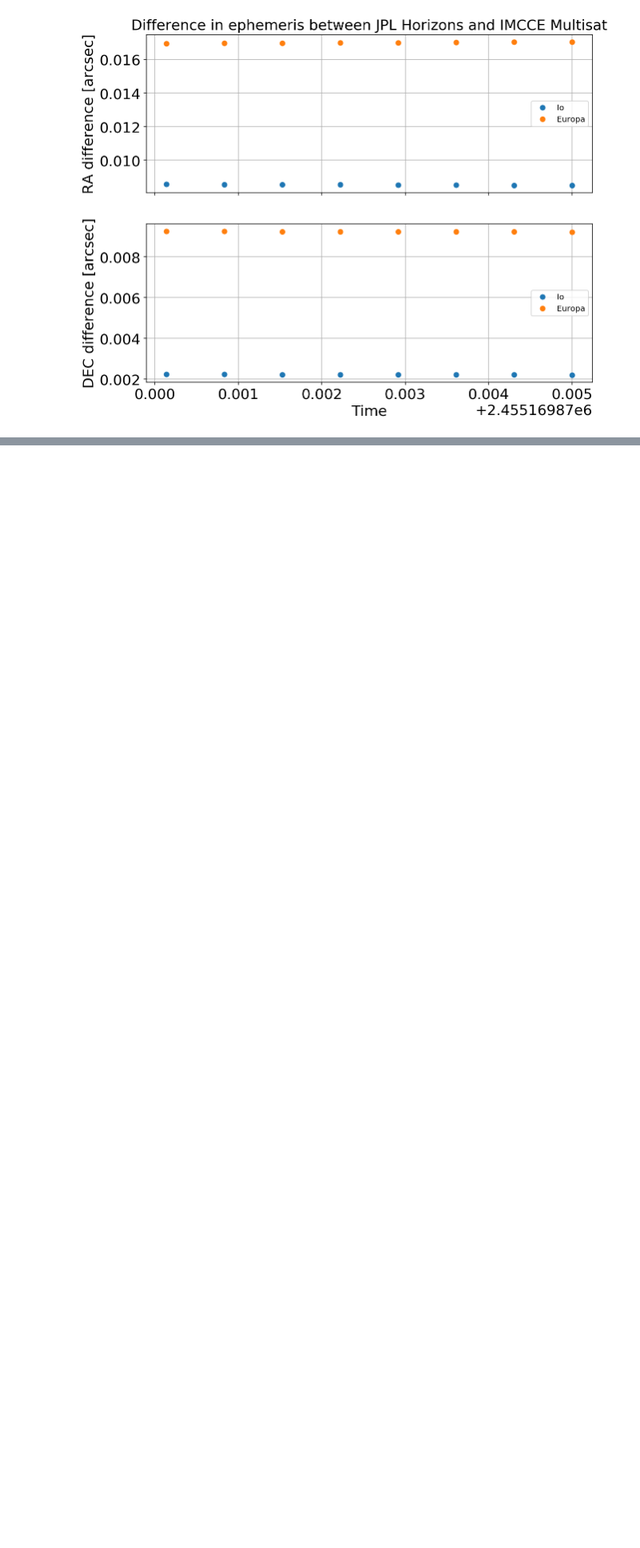
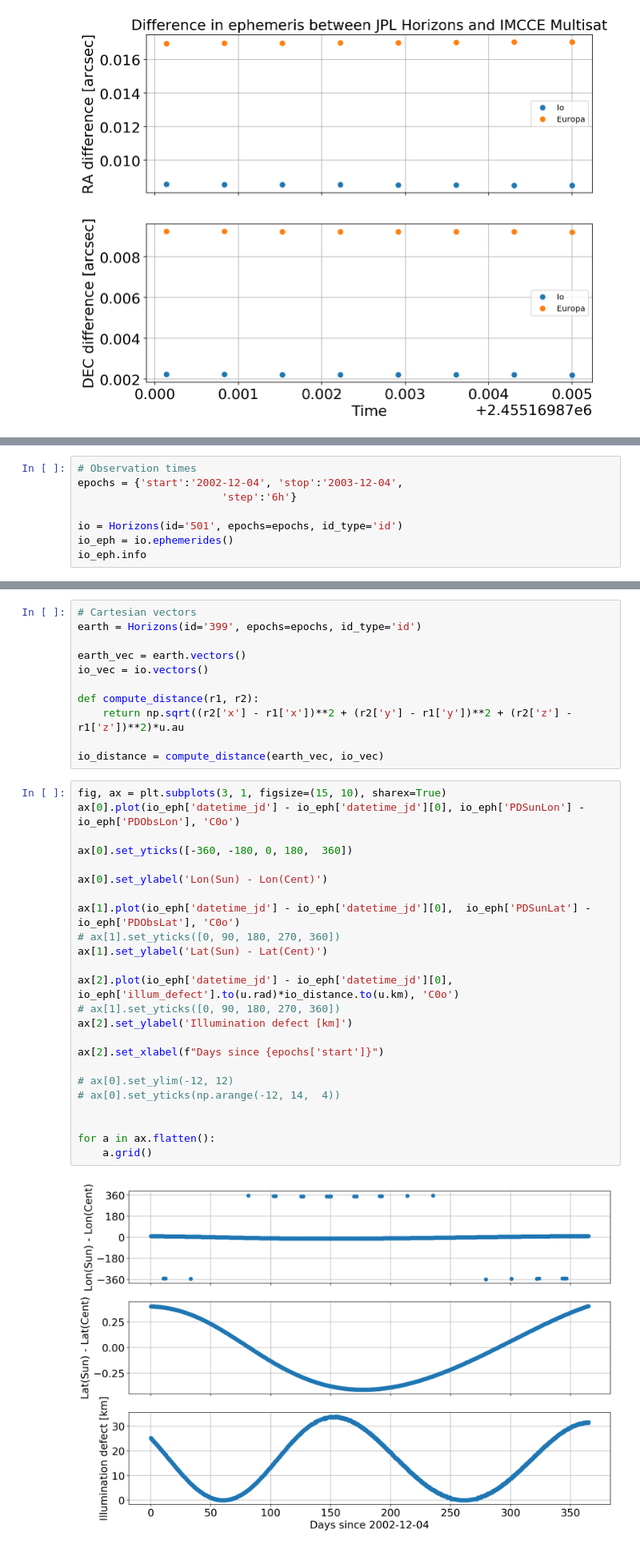
Before and after one commit to fbartolic/volcano, a Jupyter notebook: notebooks/orbital_data.ipynb, the cells around one changed output, grey strips where cells are left out. Shown at 80% size. Saved outputs shown, nothing was run; the diff lists cells and outputs as text; blank space fills up the shorter version.

Commit message:
Added functions for deteremining the orientation of Io on the sky at any given time.

```diff
--- a/notebooks/orbital_data.ipynb
+++ b/notebooks/orbital_data.ipynb
@@ -227,0 +232,8 @@ Text(0.5, 1.0, 'Difference in ephemeris between JPL Horizons and IMCCE Multisat'
+# %%
+# Observation times
+epochs = {'start':'2002-12-04', 'stop':'2003-12-04',
+                       'step':'6h'}
+
+io = Horizons(id='501', epochs=epochs, id_type='id')
+io_eph = io.ephemerides()
+io_eph.info
@@ -227,0 +260,37 @@ Text(0.5, 1.0, 'Difference in ephemeris between JPL Horizons and IMCCE Multisat'
+# %%
+# Cartesian vectors
+earth = Horizons(id='399', epochs=epochs, id_type='id')
+
+earth_vec = earth.vectors()
+io_vec = io.vectors()
+
+def compute_distance(r1, r2):
+    return np.sqrt((r2['x'] - r1['x'])**2 + (r2['y'] - r1['y'])**2 + (r2['z'] - r1['z'])**2)*u.au
+
+io_distance = compute_distance(earth_vec, io_vec)
+# %%
+fig, ax = plt.subplots(3, 1, figsize=(15, 10), sharex=True)
+ax[0].plot(io_eph['datetime_jd'] - io_eph['datetime_jd'][0], io_eph['PDSunLon'] - io_eph['PDObsLon'], 'C0o')
+
+ax[0].set_yticks([-360, -180, 0, 180,  360])
+
+ax[0].set_ylabel('Lon(Sun) - Lon(Cent)')
+
+ax[1].plot(io_eph['datetime_jd'] - io_eph['datetime_jd'][0],  io_eph['PDSunLat'] - io_eph['PDObsLat'], 'C0o')
+# ax[1].set_yticks([0, 90, 180, 270, 360])
+ax[1].set_ylabel('Lat(Sun) - Lat(Cent)')
+
+ax[2].plot(io_eph['datetime_jd'] - io_eph['datetime_jd'][0],  io_eph['illum_defect'].to(u.rad)*io_distance.to(u.km), 'C0o')
+# ax[1].set_yticks([0, 90, 180, 270, 360])
+ax[2].set_ylabel('Illumination defect [km]')
+
+ax[2].set_xlabel(f"Days since {epochs['start']}")
+
+# ax[0].set_ylim(-12, 12)
+# ax[0].set_yticks(np.arange(-12, 14,  4))
+
+
+for a in ax.flatten():
+    a.grid()
+# %% [output]
+[figure, added]
```
Also changed, not shown: parts of 15 cells of this notebook.
